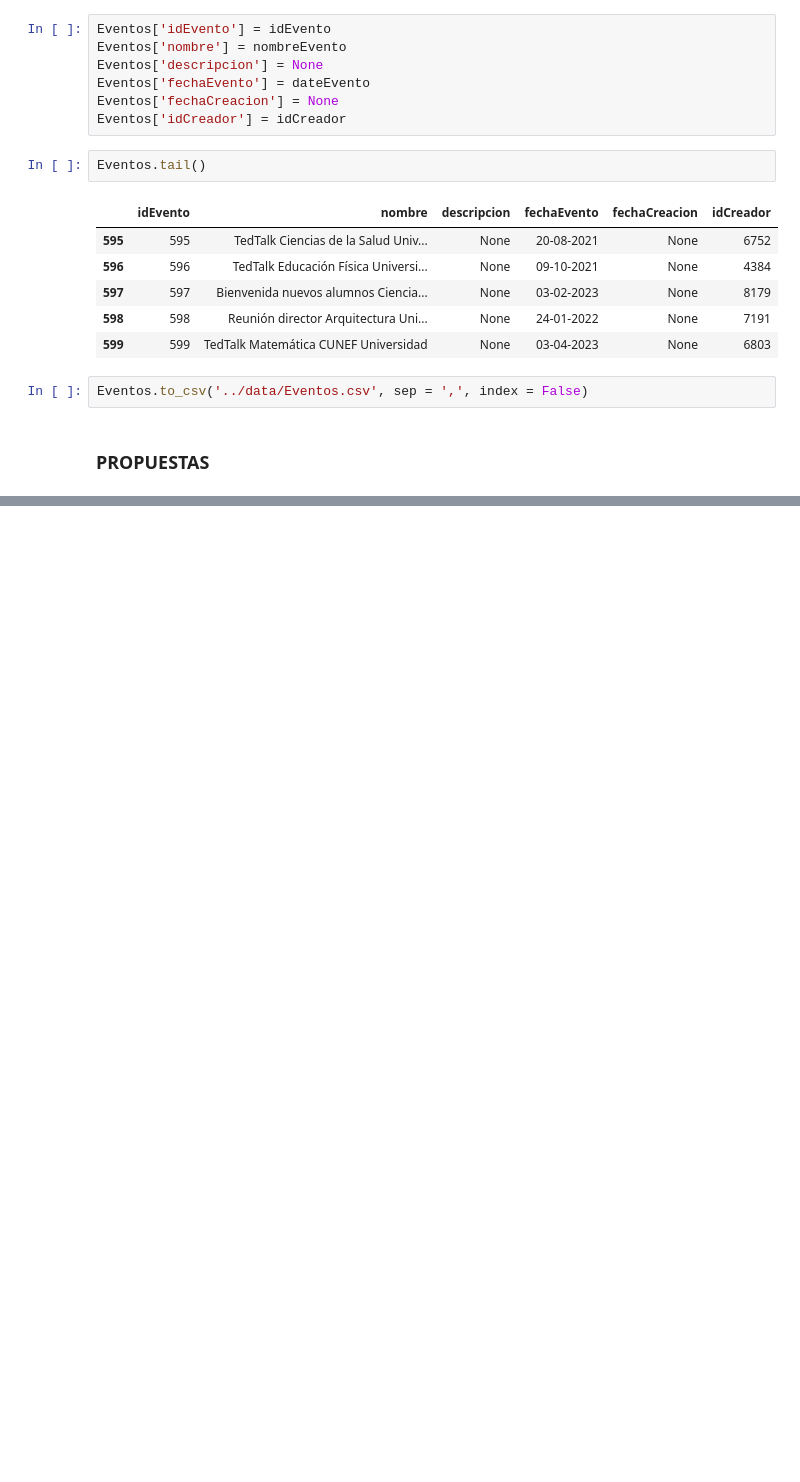
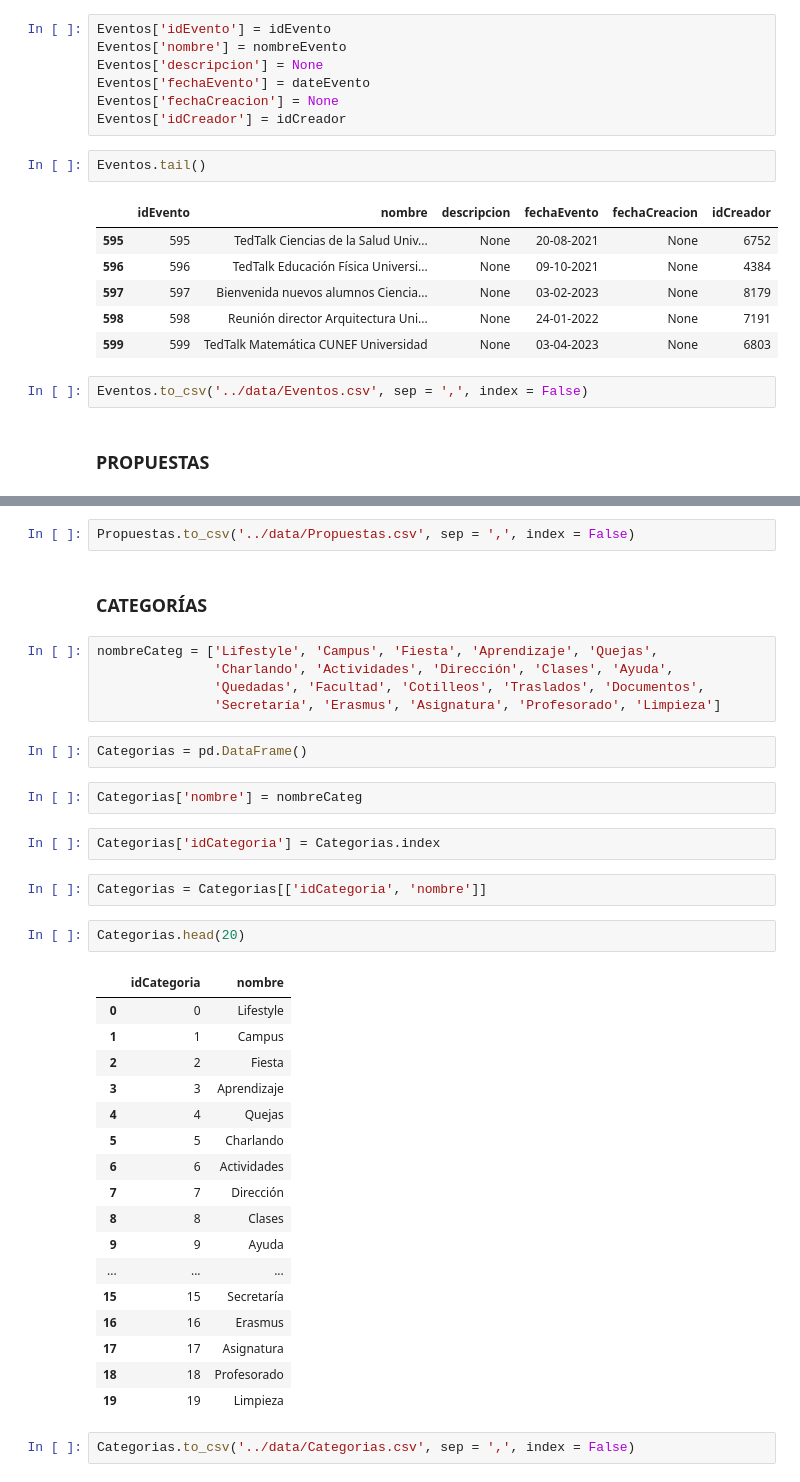
Before and after one commit to jenatance/proyectoFinal, a Jupyter notebook: src/FakeData.ipynb, the cells around one changed output, grey strips where cells are left out. Drawn from its saved outputs; the diff is of its cells as text; blank space fills up the shorter version.

```diff
--- a/src/FakeData.ipynb
+++ b/src/FakeData.ipynb
@@ -389,0 +442,39 @@ Eventos.to_csv('../data/Eventos.csv', sep = ',', index = False)
+# %%
+Propuestas.to_csv('../data/Propuestas.csv', sep = ',', index = False)
+# %% [markdown]
+### CATEGORÍAS
+# %%
+nombreCateg = ['Lifestyle', 'Campus', 'Fiesta', 'Aprendizaje', 'Quejas',
+               'Charlando', 'Actividades', 'Dirección', 'Clases', 'Ayuda',
+               'Quedadas', 'Facultad', 'Cotilleos', 'Traslados', 'Documentos',
+               'Secretaría', 'Erasmus', 'Asignatura', 'Profesorado', 'Limpieza']
+# %%
+Categorias = pd.DataFrame()
+# %%
+Categorias['nombre'] = nombreCateg
+# %%
+Categorias['idCategoria'] = Categorias.index
+# %%
+Categorias = Categorias[['idCategoria', 'nombre']]
+# %%
+Categorias.head(20)
+# %% [output]
+|  | idCategoria | nombre |
+| 0 | 0 | Lifestyle |
+| 1 | 1 | Campus |
+| 2 | 2 | Fiesta |
+| 3 | 3 | Aprendizaje |
+| 4 | 4 | Quejas |
+| 5 | 5 | Charlando |
+| 6 | 6 | Actividades |
+| 7 | 7 | Dirección |
+| 8 | 8 | Clases |
+| 9 | 9 | Ayuda |
+| ... | ... | ... |
+| 15 | 15 | Secretaría |
+| 16 | 16 | Erasmus |
+| 17 | 17 | Asignatura |
+| 18 | 18 | Profesorado |
+| 19 | 19 | Limpieza |
+# %%
+Categorias.to_csv('../data/Categorias.csv', sep = ',', index = False)
```
Also changed, not shown: parts of 4 cells of this notebook, 5 other files.
